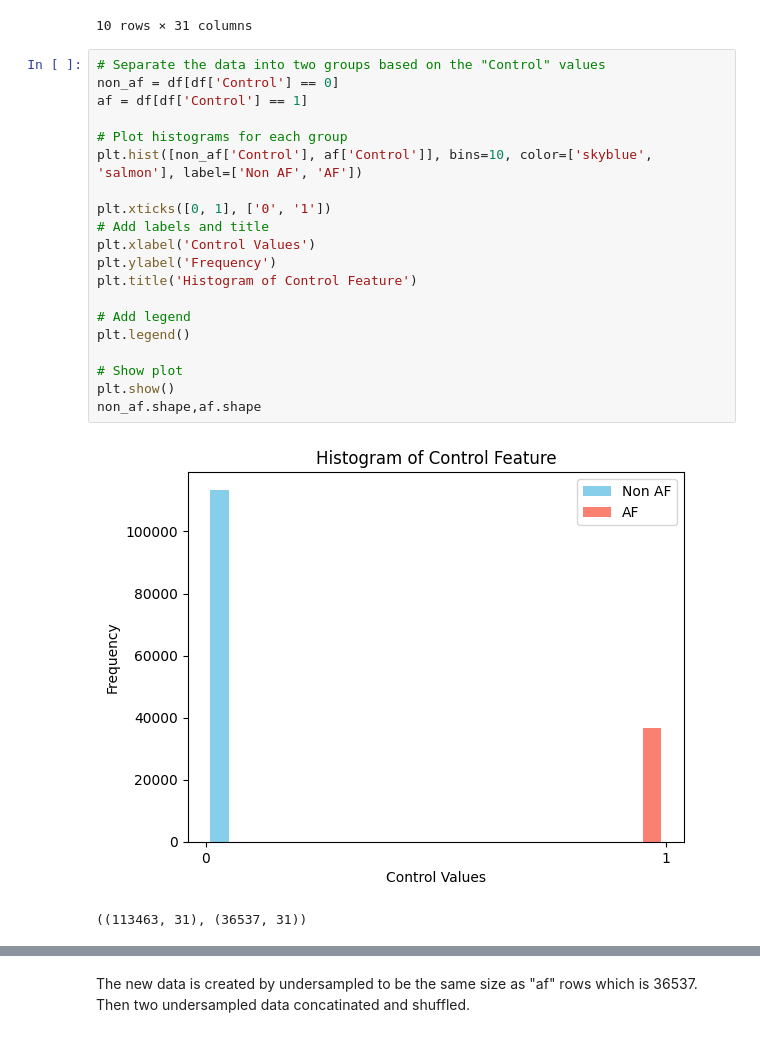
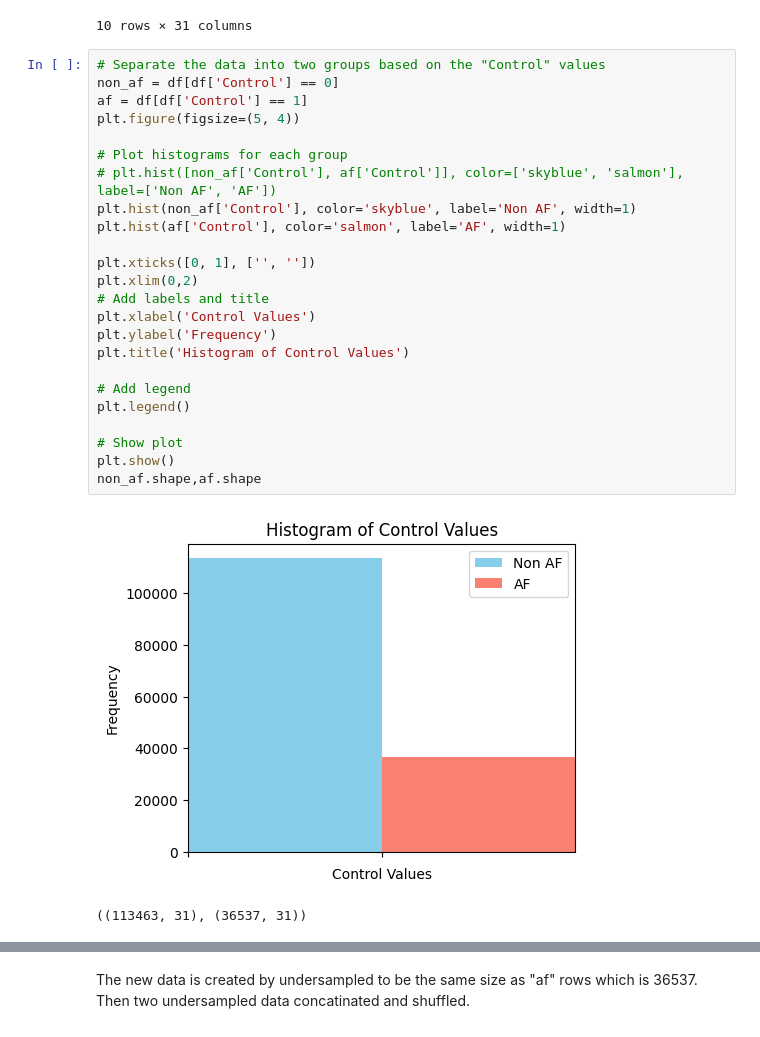
Before and after one commit to TheBarbaraIsTaken/AF-project, a Jupyter notebook: other_models.ipynb, the cells around one changed output, grey strips where cells are left out. Saved outputs shown, nothing was run; the diff lists cells and outputs as text.

```diff
--- a/other_models.ipynb
+++ b/other_models.ipynb
@@ -41,23 +41,27 @@ df.head(10)
 # %%
 # Separate the data into two groups based on the "Control" values
 non_af = df[df['Control'] == 0]
 af = df[df['Control'] == 1]
+plt.figure(figsize=(5, 4))
 
 # Plot histograms for each group
-plt.hist([non_af['Control'], af['Control']], bins=10, color=['skyblue', 'salmon'], label=['Non AF', 'AF'])
+# plt.hist([non_af['Control'], af['Control']], color=['skyblue', 'salmon'], label=['Non AF', 'AF'])
+plt.hist(non_af['Control'], color='skyblue', label='Non AF', width=1)
+plt.hist(af['Control'], color='salmon', label='AF', width=1)
 
-plt.xticks([0, 1], ['0', '1'])
+plt.xticks([0, 1], ['', ''])
+plt.xlim(0,2)
 # Add labels and title
 plt.xlabel('Control Values')
 plt.ylabel('Frequency')
-plt.title('Histogram of Control Feature')
+plt.title('Histogram of Control Values')
 
 # Add legend
 plt.legend()
 
 # Show plot
 plt.show()
 non_af.shape,af.shape
 # %% [output]
-[figure, old version]
+[figure, new version]
 ((113463, 31), (36537, 31))
```
Also changed, not shown: parts of 11 cells of this notebook, 2 other files.
